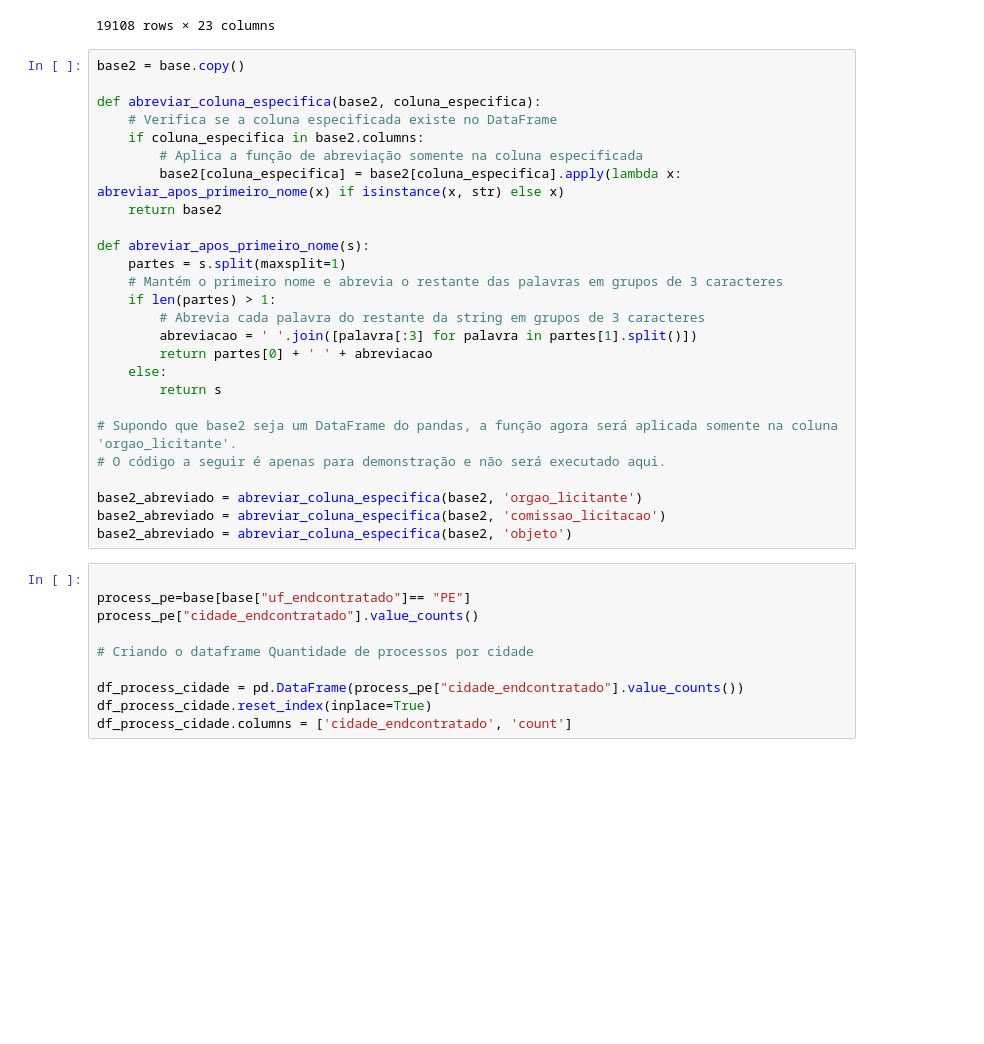
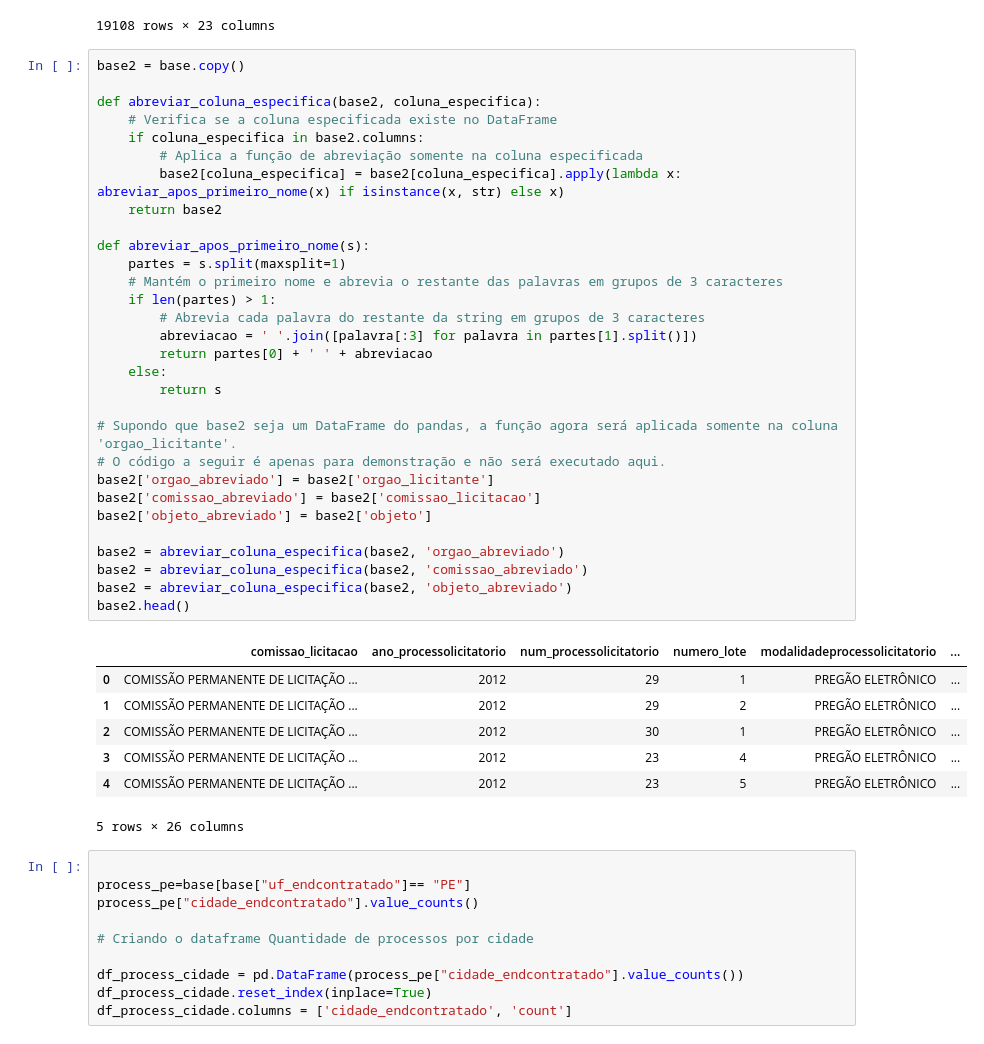
Before and after one commit to dayviddouglas/ciencia_de_dados_licitacoes_prefeitura_do_recife, a Jupyter notebook: dashboard.ipynb, the cells around one changed output. Cells and saved outputs as stored; diff of their text form; blank space fills up the shorter version.

```diff
--- a/dashboard.ipynb
+++ b/dashboard.ipynb
@@ -69,29 +51,41 @@ base
 # %%
 base2 = base.copy()
 
 def abreviar_coluna_especifica(base2, coluna_especifica):
     # Verifica se a coluna especificada existe no DataFrame
     if coluna_especifica in base2.columns:
         # Aplica a função de abreviação somente na coluna especificada
         base2[coluna_especifica] = base2[coluna_especifica].apply(lambda x: abreviar_apos_primeiro_nome(x) if isinstance(x, str) else x)
     return base2
 
 def abreviar_apos_primeiro_nome(s):
     partes = s.split(maxsplit=1)
     # Mantém o primeiro nome e abrevia o restante das palavras em grupos de 3 caracteres
     if len(partes) > 1:
         # Abrevia cada palavra do restante da string em grupos de 3 caracteres
         abreviacao = ' '.join([palavra[:3] for palavra in partes[1].split()])
         return partes[0] + ' ' + abreviacao
     else:
         return s
 
 # Supondo que base2 seja um DataFrame do pandas, a função agora será aplicada somente na coluna 'orgao_licitante'.
 # O código a seguir é apenas para demonstração e não será executado aqui.
+base2['orgao_abreviado'] = base2['orgao_licitante']
+base2['comissao_abreviado'] = base2['comissao_licitacao']
+base2['objeto_abreviado'] = base2['objeto']
 
-base2_abreviado = abreviar_coluna_especifica(base2, 'orgao_licitante')
-base2_abreviado = abreviar_coluna_especifica(base2, 'comissao_licitacao')
-base2_abreviado = abreviar_coluna_especifica(base2, 'objeto')
+base2 = abreviar_coluna_especifica(base2, 'orgao_abreviado')
+base2 = abreviar_coluna_especifica(base2, 'comissao_abreviado')
+base2 = abreviar_coluna_especifica(base2, 'objeto_abreviado')
+base2.head()
+# %% [output]
+|  | comissao_licitacao | ano_processolicitatorio | num_processolicitatorio | numero_lote | modalidadeprocessolicitatorio | ... |
+| 0 | COMISSÃO PERMANENTE DE LICITAÇÃO ... | 2012 | 29 | 1 | PREGÃO ELETRÔNICO | ... |
+| 1 | COMISSÃO PERMANENTE DE LICITAÇÃO ... | 2012 | 29 | 2 | PREGÃO ELETRÔNICO | ... |
+| 2 | COMISSÃO PERMANENTE DE LICITAÇÃO ... | 2012 | 30 | 1 | PREGÃO ELETRÔNICO | ... |
+| 3 | COMISSÃO PERMANENTE DE LICITAÇÃO ... | 2012 | 23 | 4 | PREGÃO ELETRÔNICO | ... |
+| 4 | COMISSÃO PERMANENTE DE LICITAÇÃO ... | 2012 | 23 | 5 | PREGÃO ELETRÔNICO | ... |
+5 rows × 26 columns
 # %%
 
 process_pe=base[base["uf_endcontratado"]== "PE"]
```
Also changed, not shown: parts of 6 cells of this notebook.
